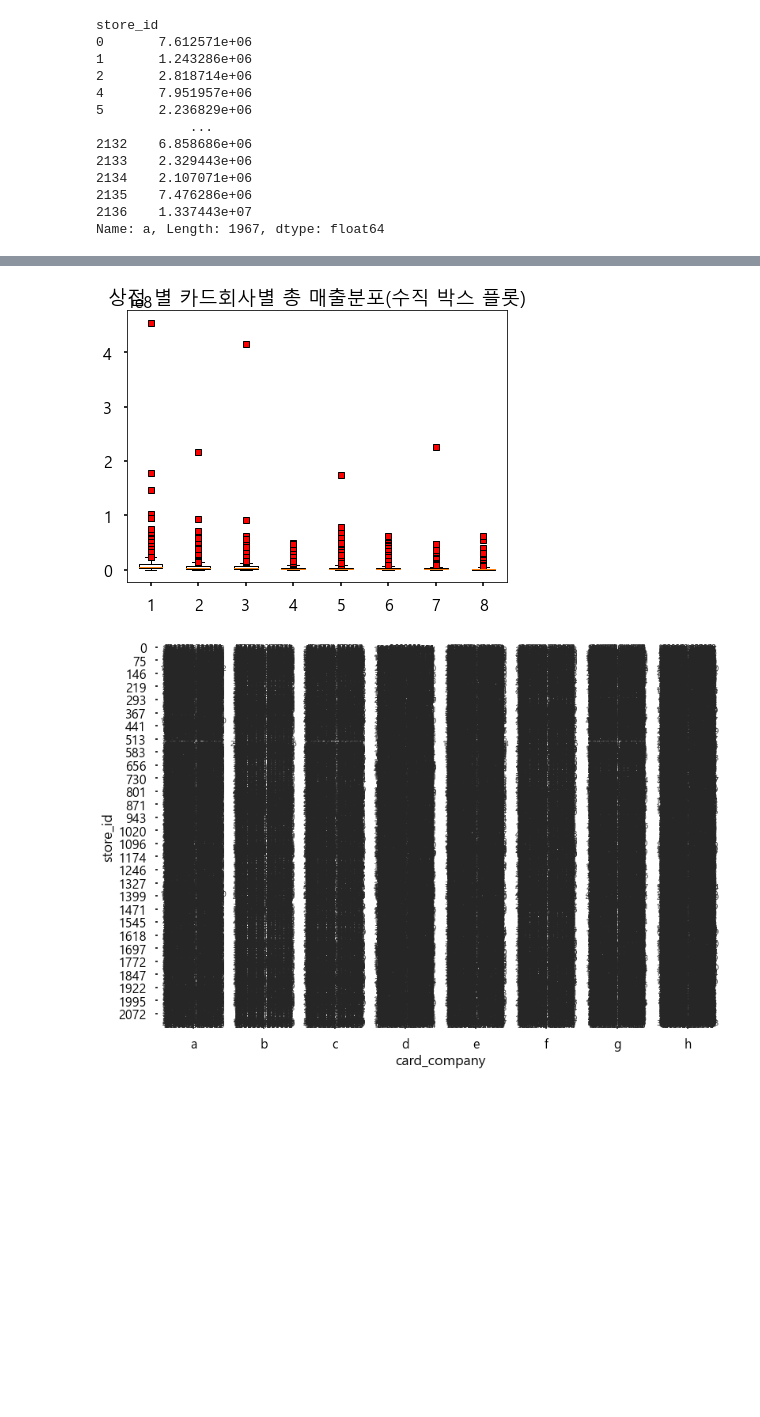
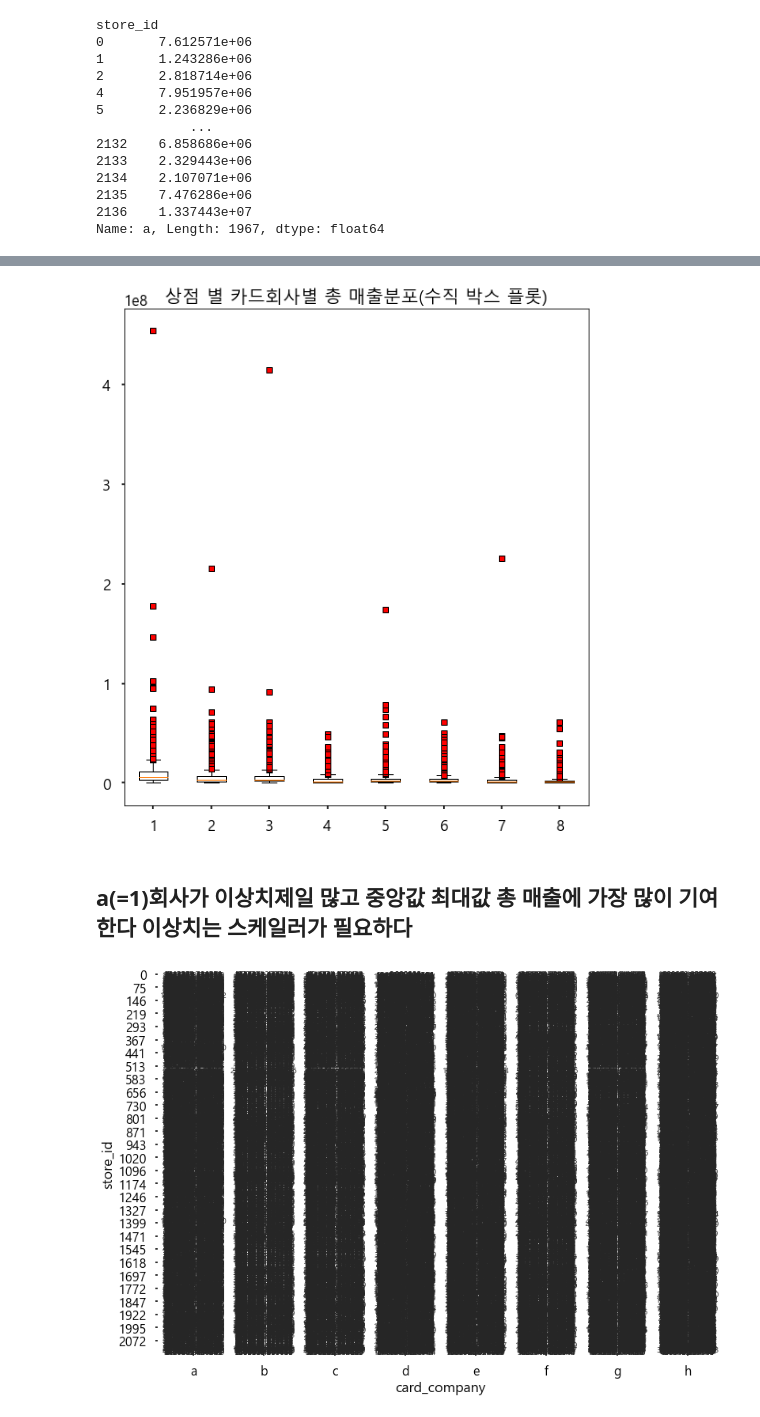
Before and after one commit to Areum120/DataAnalysis_Practice, a Jupyter notebook: funda_store_credit_card_revenu_prediction.ipynb, the cells around one changed output, grey strips where cells are left out. Drawn from its saved outputs; the diff is of its cells as text; code cells hidden in the pictures; blank space fills up the shorter version.

Commit message:
all features and amount corr & visualizing update

```diff
--- a/funda_store_credit_card_revenu_prediction.ipynb
+++ b/funda_store_credit_card_revenu_prediction.ipynb
@@ -367,0 +552,22 @@ Name: a, Length: 1967, dtype: float64
+# %%
+# 카드회사별 막대그래프
+
+#스타일 서식 지정
+plt.style.use('ggplot')
+
+# 데이터프레임의 인덱스를 정수형으로 변경(x축 눈금 라벨 표시)
+df1_1Top.index = df1_1Top.index.map(int)
+
+# 막대 그래프 그리기
+
+df1_1Top.plot(kind='bar', figsize=(20,10), width=0.7,
+          color=['grey','blue','orange','red','green','pink','skyblue','brown'])
+
+plt.title('카드회사별 상위 매출 10개 점포 순위(내림차순)', size=30)
+plt.ylabel('총 매출',size=20 )
+plt.xlabel('카드회사',size=20)
+
+plt.ylim(5000, 500000000)
+plt.legend(loc='best', fontsize=15 )
+
+plt.show()
@@ -368,30 +576,32 @@ Name: a, Length: 1967, dtype: float64
 # %%
 # 카드회사별 박스플롯
 
 # 한글폰트 오류 해결
 
 from matplotlib import font_manager, rc
 font_path = "./malgun.ttf"#폰트파일 위치
 font_name = font_manager.FontProperties(fname=font_path).get_name()
 rc('font', family=font_name)
 
 plt.style.use('seaborn-poster')#스타일 서식 지정
 plt.rcParams['axes.unicode_minus']=False #마이너스 부호 출력 지정
 
 # 그래프 객체 생성
-fig = plt.figure(figsize=(15, 5))
+fig = plt.figure(figsize=(20, 10))
 ax1 = fig.add_subplot(1, 2, 1)
 
 # axe 객체에 boxplot 메소드로 그래프 출력
 data = df1_1
 
 green_diamond = dict(markerfacecolor='r', marker='s')
 plt.boxplot(data, flierprops=green_diamond)
 
 ax1.set_title('상점 별 카드회사별 총 매출분포(수직 박스 플롯)')
 plt.show()
 # %% [output]
-[figure, old version]
+[figure, new version]
+# %% [markdown]
+## a(=1)회사가 이상치제일 많고 중앙값 최대값 총 매출에 가장 많이 기여한다 이상치는 스케일러가 필요하다 ##
 # %%
 # 카드회사별 히트맵
 
```
Also changed, not shown: parts of 55 cells of this notebook.
